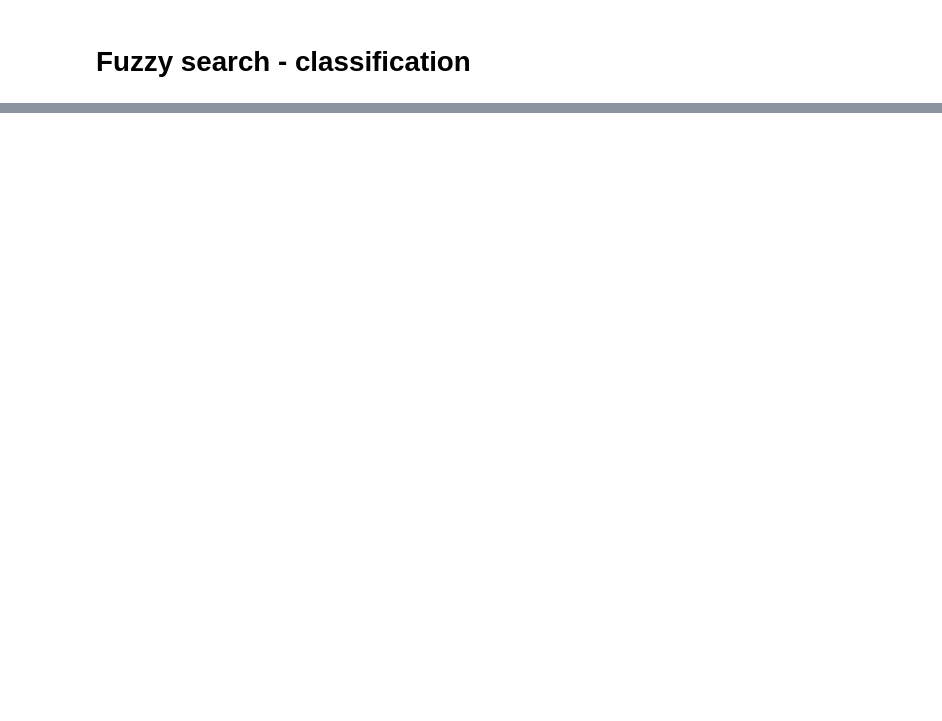
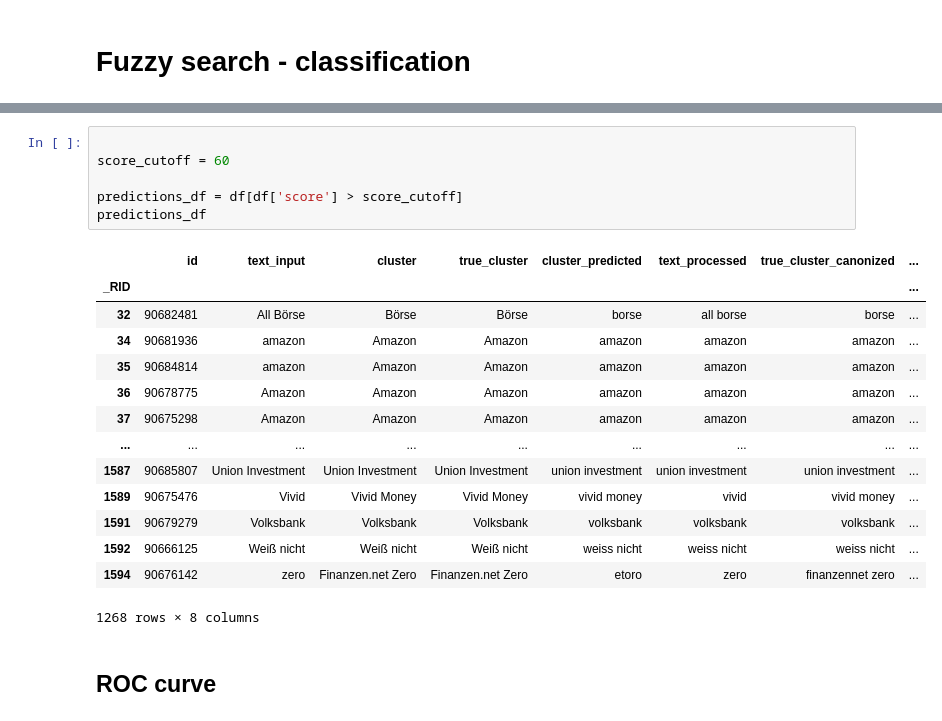
Before and after one commit to mihasK/human-text-input-clustering, a Jupyter notebook: main.ipynb, the cells around one changed output, grey strips where cells are left out. Cells and saved outputs as stored; diff of their text form; blank space fills up the shorter version.

Commit message:
ROC curve for fuzzy search

```diff
--- a/main.ipynb
+++ b/main.ipynb
@@ -289,0 +250,23 @@ df[~df.cluster.notna()].to_csv('data/data_57_not_clustered.csv')
+# %%
+
+score_cutoff = 60
+
+predictions_df = df[df['score'] > score_cutoff]
+predictions_df
+# %% [output]
+|  | id | text_input | cluster | true_cluster | cluster_predicted | text_processed | true_cluster_canonized | ... |
+| _RID |  |  |  |  |  |  |  | ... |
+| 32 | 90682481 | All Börse | Börse | Börse | borse | all borse | borse | ... |
+| 34 | 90681936 | amazon | Amazon | Amazon | amazon | amazon | amazon | ... |
+| 35 | 90684814 | amazon | Amazon | Amazon | amazon | amazon | amazon | ... |
+| 36 | 90678775 | Amazon | Amazon | Amazon | amazon | amazon | amazon | ... |
+| 37 | 90675298 | Amazon | Amazon | Amazon | amazon | amazon | amazon | ... |
+| ... | ... | ... | ... | ... | ... | ... | ... | ... |
+| 1587 | 90685807 | Union Investment | Union Investment | Union Investment | union investment | union investment | union investment | ... |
+| 1589 | 90675476 | Vivid | Vivid Money | Vivid Money | vivid money | vivid | vivid money | ... |
+| 1591 | 90679279 | Volksbank | Volksbank | Volksbank | volksbank | volksbank | volksbank | ... |
+| 1592 | 90666125 | Weiß nicht | Weiß nicht | Weiß nicht | weiss nicht | weiss nicht | weiss nicht | ... |
+| 1594 | 90676142 | zero | Finanzen.net Zero | Finanzen.net Zero | etoro | zero | finanzennet zero | ... |
+1268 rows × 8 columns
+# %% [markdown]
+## ROC curve
```
Also changed, not shown: parts of 29 cells of this notebook, 3 other files.
